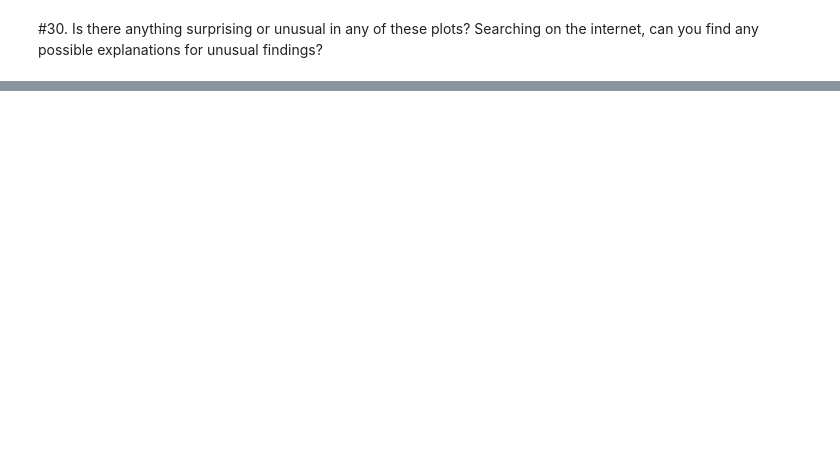
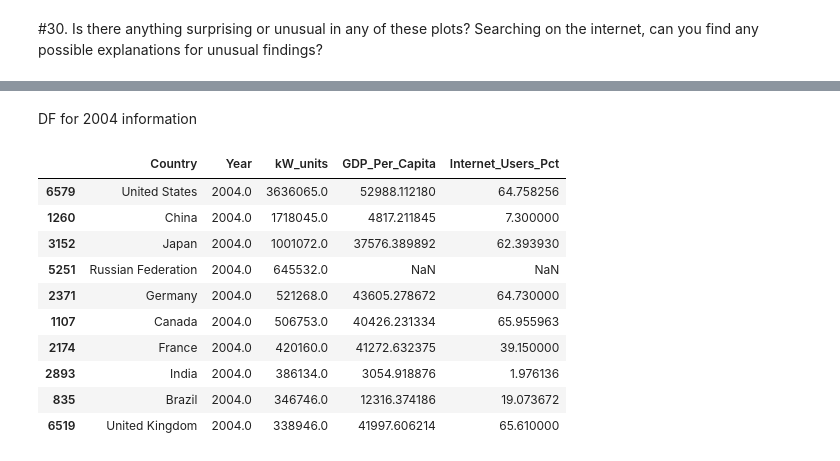
Before and after one commit to NSS-Full-Time-Data-Analytics-8/un_project-officialbubies, a Jupyter notebook: Notebooks/project1_un_data.ipynb, the cells around one changed output, grey strips where cells are left out. Saved outputs shown, nothing was run; the diff lists cells and outputs as text; code cells hidden in the pictures; blank space fills up the shorter version.

```diff
--- a/Notebooks/project1_un_data.ipynb
+++ b/Notebooks/project1_un_data.ipynb
@@ -228,0 +487,17 @@ g.map_dataframe(sns.barplot,x='Year', y='GDP_Per_Capita')
+# %% [markdown]
+DF for 2004 information
+# %%
+# Top 10 countries by Electrical Consumption in 2004
+df2_2004.sort_values(ascending=False, by=['kW_units']).head(10)
+# %% [output]
+|  | Country | Year | kW_units | GDP_Per_Capita | Internet_Users_Pct |
+| 6579 | United States | 2004.0 | 3636065.0 | 52988.112180 | 64.758256 |
+| 1260 | China | 2004.0 | 1718045.0 | 4817.211845 | 7.300000 |
+| 3152 | Japan | 2004.0 | 1001072.0 | 37576.389892 | 62.393930 |
+| 5251 | Russian Federation | 2004.0 | 645532.0 | NaN | NaN |
+| 2371 | Germany | 2004.0 | 521268.0 | 43605.278672 | 64.730000 |
+| 1107 | Canada | 2004.0 | 506753.0 | 40426.231334 | 65.955963 |
+| 2174 | France | 2004.0 | 420160.0 | 41272.632375 | 39.150000 |
+| 2893 | India | 2004.0 | 386134.0 | 3054.918876 | 1.976136 |
+| 835 | Brazil | 2004.0 | 346746.0 | 12316.374186 | 19.073672 |
+| 6519 | United Kingdom | 2004.0 | 338946.0 | 41997.606214 | 65.610000 |
```
Also changed, not shown: parts of 43 cells of this notebook.
